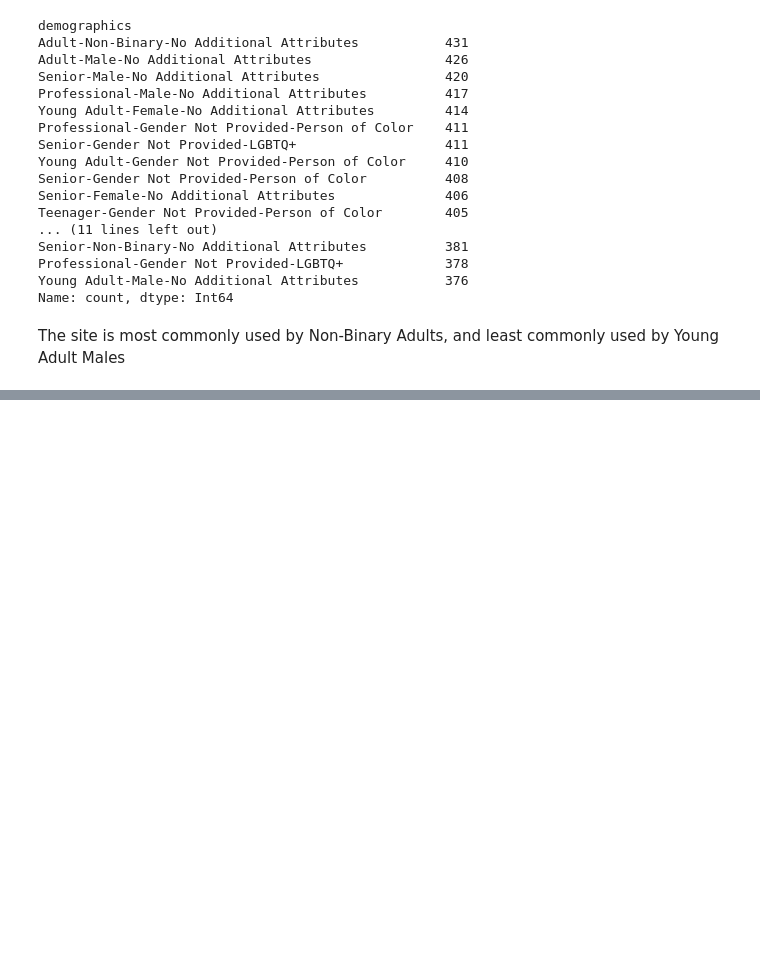
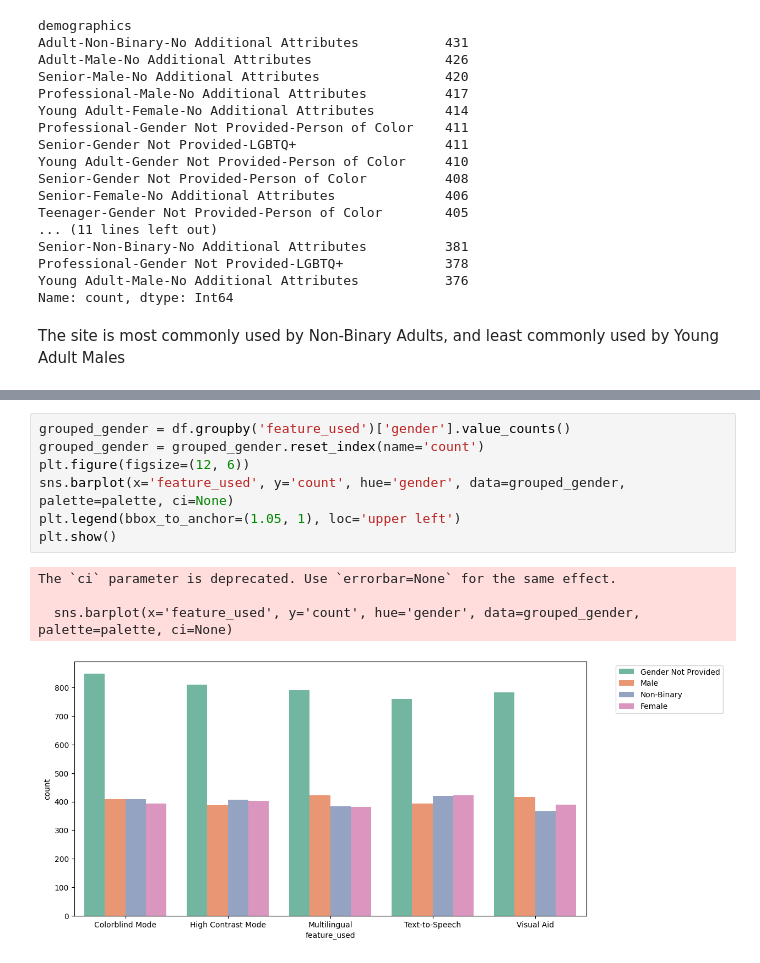
Before and after one commit to adesina923/HackDiversityDataInterviewChallenge-AdesinaAdeniran, a Jupyter notebook: AA_Hack_Diversity_Data_Interview_Product_Inclusion_Analysis_Challenge.ipynb, the cells around one changed output, grey strips where cells are left out. Cells and saved outputs as stored; diff of their text form; blank space fills up the shorter version.

```diff
--- a/AA_Hack_Diversity_Data_Interview_Product_Inclusion_Analysis_Challenge.ipynb
+++ b/AA_Hack_Diversity_Data_Interview_Product_Inclusion_Analysis_Challenge.ipynb
@@ -225,0 +414,12 @@ The site is most commonly used by Non-Binary Adults, and least commonly used by
+# %%
+grouped_gender = df.groupby('feature_used')['gender'].value_counts()
+grouped_gender = grouped_gender.reset_index(name='count')
+plt.figure(figsize=(12, 6))
+sns.barplot(x='feature_used', y='count', hue='gender', data=grouped_gender, palette=palette, ci=None)
+plt.legend(bbox_to_anchor=(1.05, 1), loc='upper left')
+plt.show()
+# %% [output]
+The `ci` parameter is deprecated. Use `errorbar=None` for the same effect.
+
+  sns.barplot(x='feature_used', y='count', hue='gender', data=grouped_gender, palette=palette, ci=None)
+[figure, added]
```
Also changed, not shown: parts of 21 cells of this notebook.
